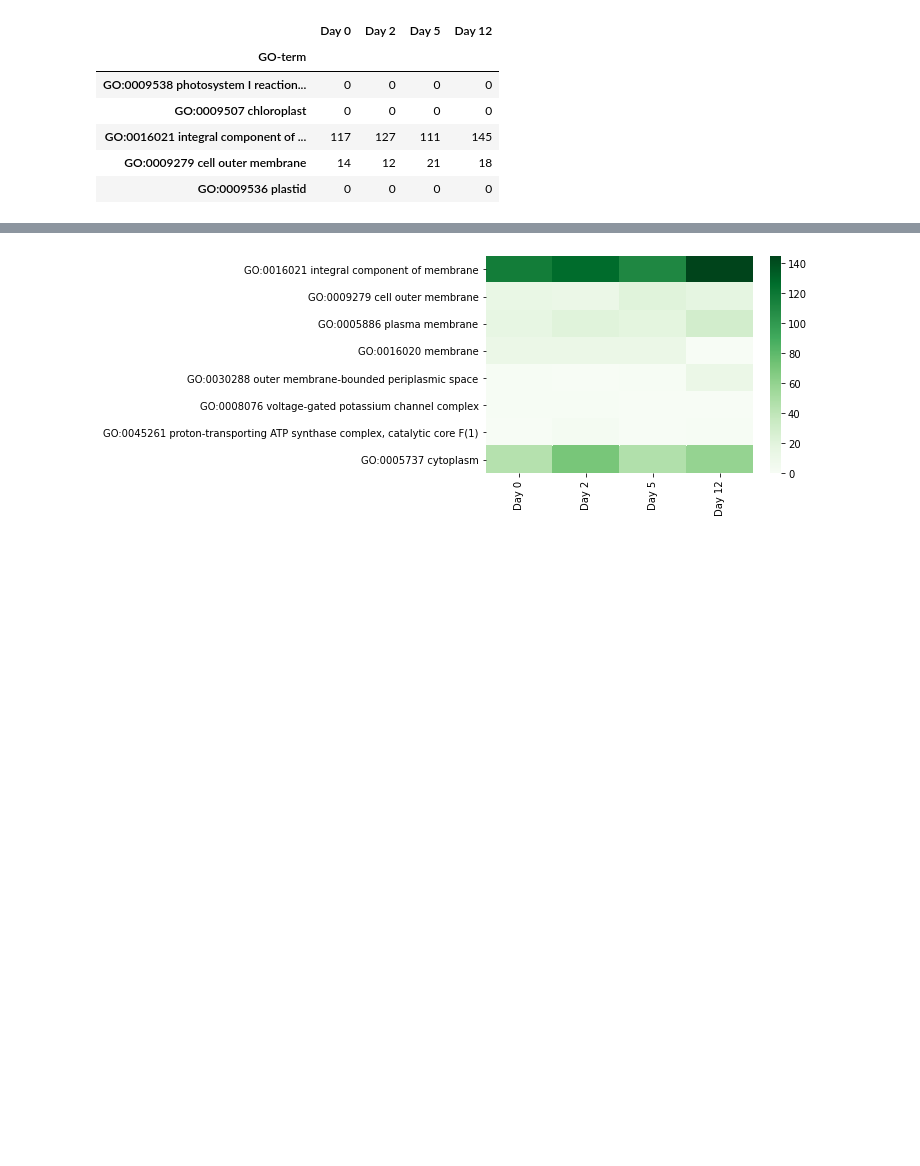
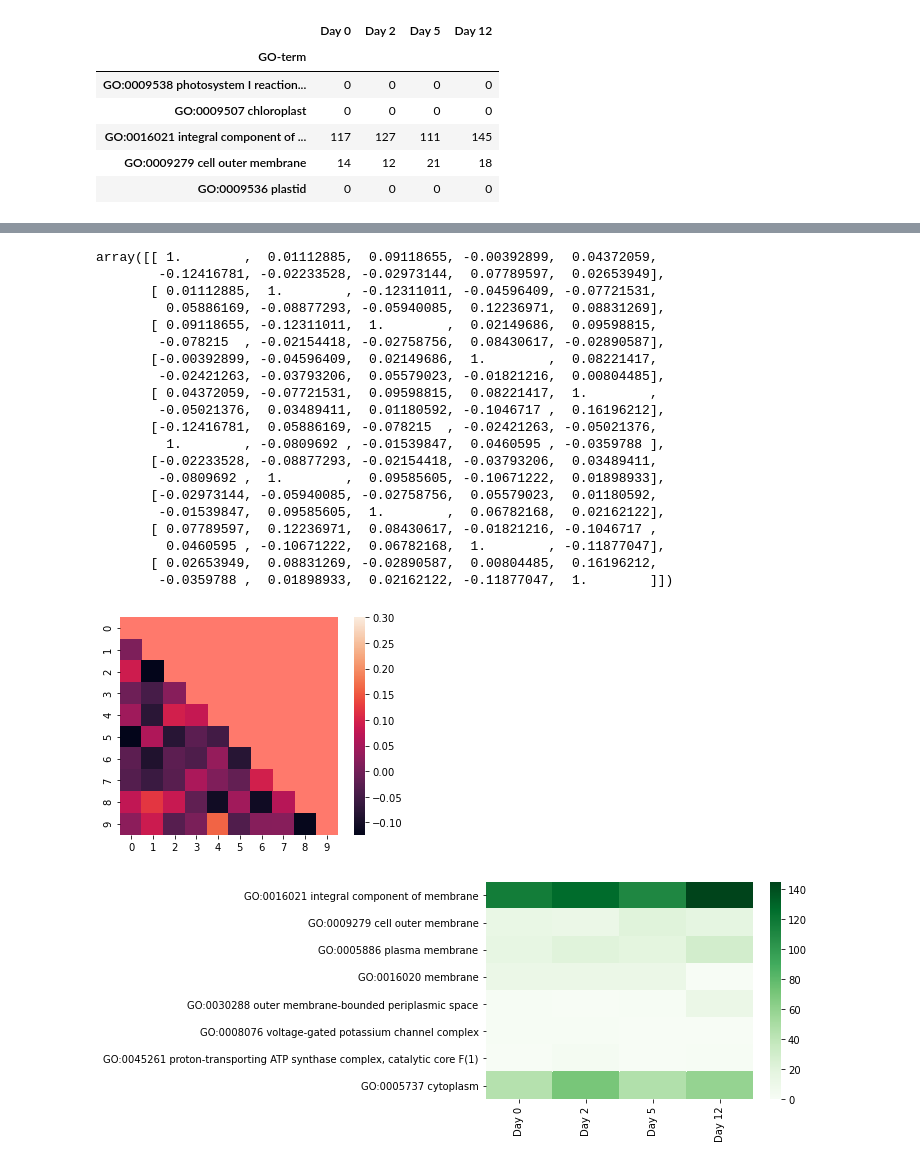
Before and after one commit to MeganEDuffy/rot-mayer, a Jupyter notebook: notebooks/GO-terms.ipynb, the cells around one changed output, grey strips where cells are left out. Cells and saved outputs as stored; diff of their text form; code cells hidden in the pictures; blank space fills up the shorter version.

```diff
--- a/notebooks/GO-terms.ipynb
+++ b/notebooks/GO-terms.ipynb
@@ -71,3 +61,33 @@ Text(0.5, 15.0, 'Bacteria')
+# %%
+corr = np.corrcoef(np.random.randn(10, 200))
+mask = np.zeros_like(corr)
+mask[np.triu_indices_from(mask)] = True
+g = sns.heatmap(corr, mask=mask, vmax=.3, square=True)
+g.set_facecolor('xkcd:salmon')
+
+corr
+# %% [output]
+array([[ 1.        ,  0.01112885,  0.09118655, -0.00392899,  0.04372059,
+        -0.12416781, -0.02233528, -0.02973144,  0.07789597,  0.02653949],
+       [ 0.01112885,  1.        , -0.12311011, -0.04596409, -0.07721531,
+         0.05886169, -0.08877293, -0.05940085,  0.12236971,  0.08831269],
+       [ 0.09118655, -0.12311011,  1.        ,  0.02149686,  0.09598815,
+        -0.078215  , -0.02154418, -0.02758756,  0.08430617, -0.02890587],
+       [-0.00392899, -0.04596409,  0.02149686,  1.        ,  0.08221417,
+        -0.02421263, -0.03793206,  0.05579023, -0.01821216,  0.00804485],
+       [ 0.04372059, -0.07721531,  0.09598815,  0.08221417,  1.        ,
+        -0.05021376,  0.03489411,  0.01180592, -0.1046717 ,  0.16196212],
+       [-0.12416781,  0.05886169, -0.078215  , -0.02421263, -0.05021376,
+         1.        , -0.0809692 , -0.01539847,  0.0460595 , -0.0359788 ],
+       [-0.02233528, -0.08877293, -0.02154418, -0.03793206,  0.03489411,
+        -0.0809692 ,  1.        ,  0.09585605, -0.10671222,  0.01898933],
+       [-0.02973144, -0.05940085, -0.02758756,  0.05579023,  0.01180592,
+        -0.01539847,  0.09585605,  1.        ,  0.06782168,  0.02162122],
+       [ 0.07789597,  0.12236971,  0.08430617, -0.01821216, -0.1046717 ,
+         0.0460595 , -0.10671222,  0.06782168,  1.        , -0.11877047],
+       [ 0.02653949,  0.08831269, -0.02890587,  0.00804485,  0.16196212,
+        -0.0359788 ,  0.01898933,  0.02162122, -0.11877047,  1.        ]])
+[figure, added]
 # %%
 # plot heatmap
 ax = sns.heatmap(bacteria, cmap="Greens")
```
Also changed, not shown: parts of 2 cells of this notebook, 5 other files.
